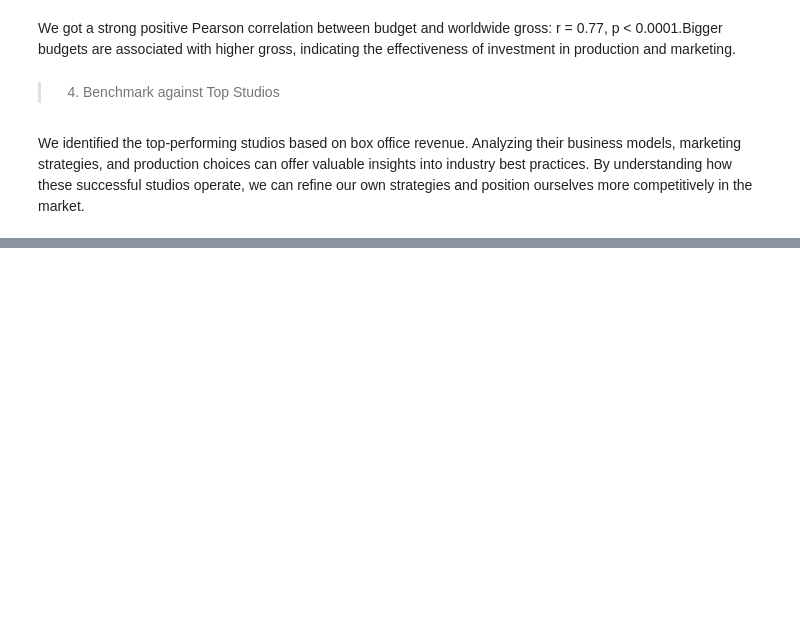
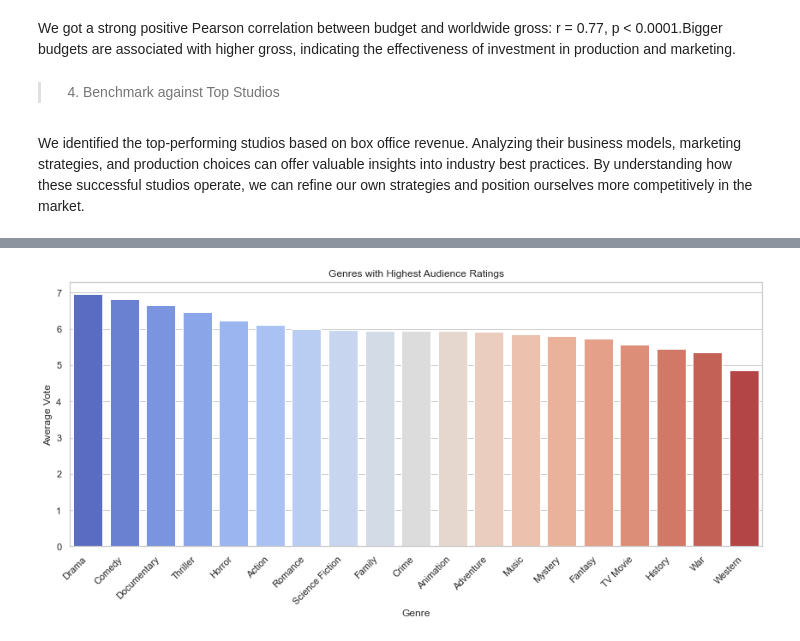
Before and after one commit to JUDAH004/GROUP-4_SK_-PHASE-2-PROJECT, a Jupyter notebook: project_notebook.ipynb, the cells around one changed output, grey strips where cells are left out. Saved outputs shown, nothing was run; the diff lists cells and outputs as text; code cells hidden in the pictures; blank space fills up the shorter version.

```diff
--- a/project_notebook.ipynb
+++ b/project_notebook.ipynb
@@ -487,0 +777,17 @@ We identified the top-performing studios based on box office revenue. Analyzing
+# %%
+# Plot for Genre with highest average vote
+# Set style
+plt.figure(figsize=(12, 6))
+sns.set(style="whitegrid")
+
+# Bar plot: Genres with highest average vote
+sns.barplot(data=genre_stats.sort_values(by='avg_vote', ascending=False),
+            x=genre_stats.index, y='avg_vote', palette='coolwarm')
+plt.title('Genres with Highest Audience Ratings')
+plt.xlabel('Genre')
+plt.xticks(rotation=45, ha='right')
+plt.ylabel('Average Vote')
+plt.tight_layout()
+plt.show();
+# %% [output]
+[figure, added]
```
Also changed, not shown: parts of 43 cells of this notebook.
